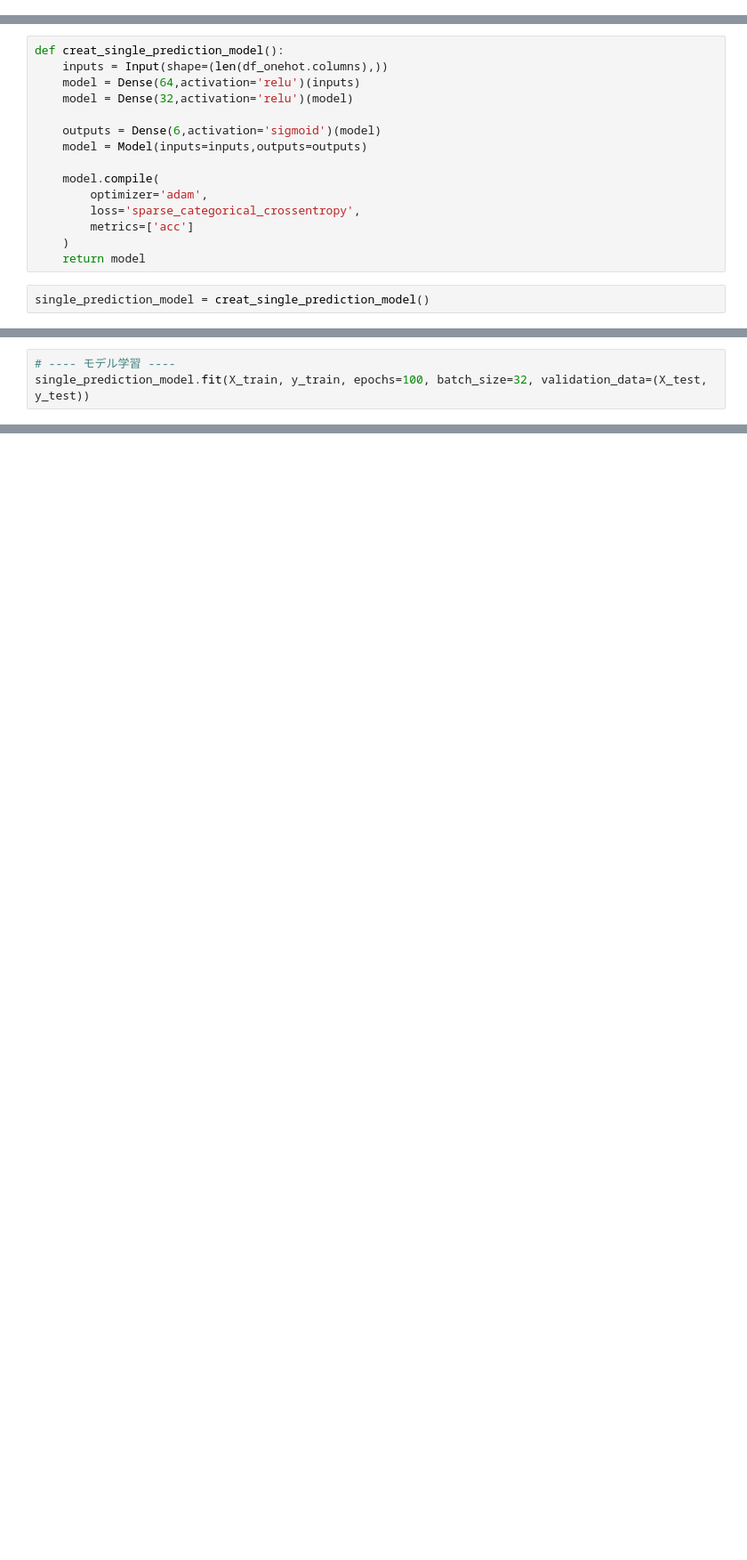
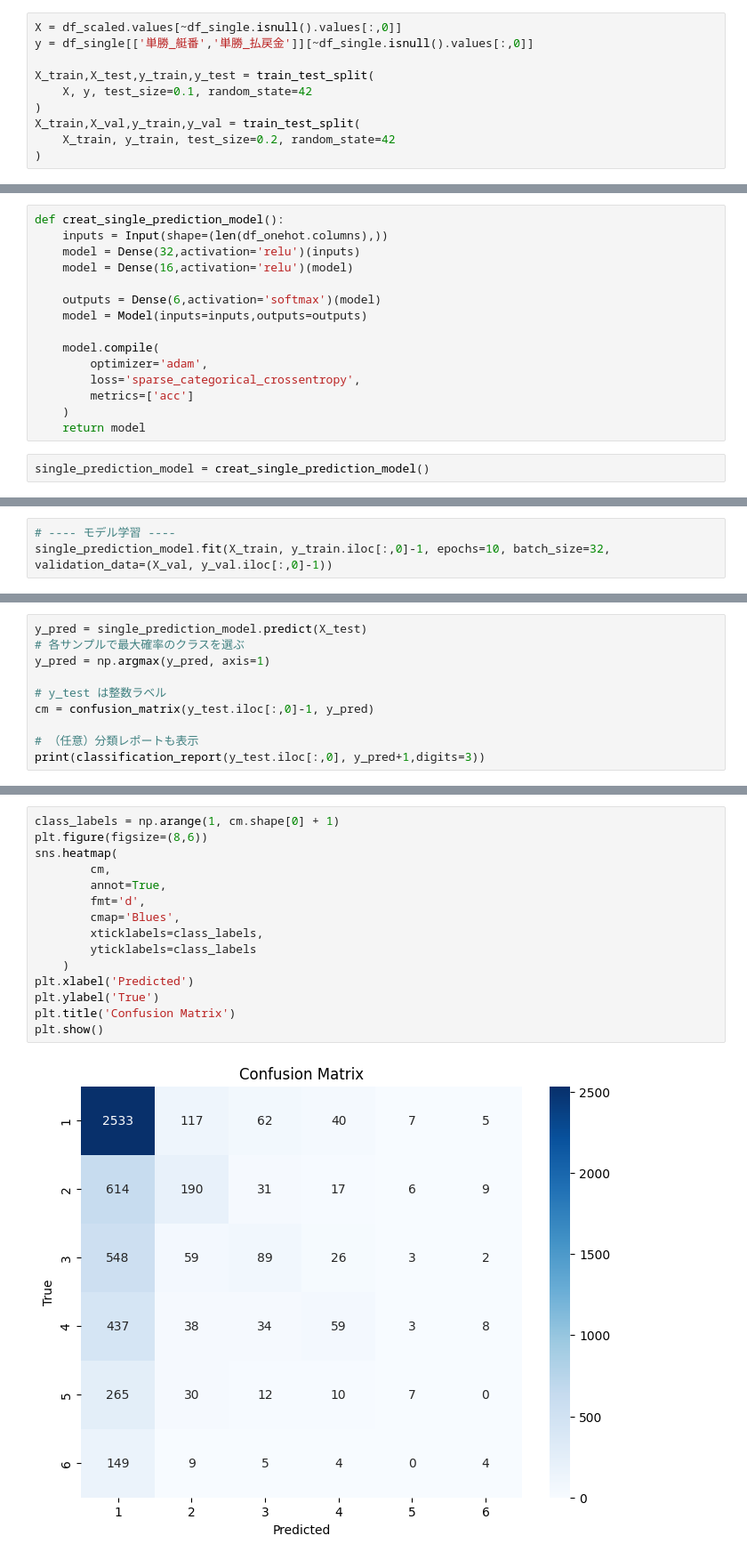
Before and after one commit to okuda-ry/python_samples, a Jupyter notebook: AiBoateraCe/dataframe.ipynb, the cells around one changed output, grey strips where cells are left out. Shown at 89% size. Saved outputs shown, nothing was run; the diff lists cells and outputs as text; blank space fills up the shorter version.

```diff
--- a/AiBoateraCe/dataframe.ipynb
+++ b/AiBoateraCe/dataframe.ipynb
@@ -71,0 +104,10 @@ df_single = df[['単勝_艇番','単勝_払戻金']].astype(float)
+# %%
+X = df_scaled.values[~df_single.isnull().values[:,0]]
+y = df_single[['単勝_艇番','単勝_払戻金']][~df_single.isnull().values[:,0]]
+
+X_train,X_test,y_train,y_test = train_test_split(
+    X, y, test_size=0.1, random_state=42
+)
+X_train,X_val,y_train,y_val = train_test_split(
+    X_train, y_train, test_size=0.2, random_state=42
+)
@@ -72,10 +116,10 @@ df_single = df[['単勝_艇番','単勝_払戻金']].astype(float)
 # %%
 def creat_single_prediction_model():
     inputs = Input(shape=(len(df_onehot.columns),))
-    model = Dense(64,activation='relu')(inputs)
-    model = Dense(32,activation='relu')(model)
+    model = Dense(32,activation='relu')(inputs)
+    model = Dense(16,activation='relu')(model)
 
-    outputs = Dense(6,activation='sigmoid')(model)
+    outputs = Dense(6,activation='softmax')(model)
     model = Model(inputs=inputs,outputs=outputs)
 
     model.compile(
@@ -96,4 +133,4 @@ X_train,X_test,y_train,y_test = train_test_split(
 # %%
 # ---- モデル学習 ----
-single_prediction_model.fit(X_train, y_train, epochs=100, batch_size=32, validation_data=(X_test, y_test))
+single_prediction_model.fit(X_train, y_train.iloc[:,0]-1, epochs=10, batch_size=32, validation_data=(X_val, y_val.iloc[:,0]-1))
 # %% [output]
@@ -117 +157,11 @@ Epoch 100/100
 <keras.src.callbacks.history.History at 0x...>
+# %%
+y_pred = single_prediction_model.predict(X_test)
+# 各サンプルで最大確率のクラスを選ぶ
+y_pred = np.argmax(y_pred, axis=1)
+
+# y_test は整数ラベル
+cm = confusion_matrix(y_test.iloc[:,0]-1, y_pred)
+
+# （任意）分類レポートも表示
+print(classification_report(y_test.iloc[:,0], y_pred+1,digits=3))
@@ -117,0 +182,17 @@ Epoch 100/100
+# %%
+class_labels = np.arange(1, cm.shape[0] + 1)
+plt.figure(figsize=(8,6))
+sns.heatmap(
+        cm,
+        annot=True,
+        fmt='d',
+        cmap='Blues',
+        xticklabels=class_labels,
+        yticklabels=class_labels
+    )
+plt.xlabel('Predicted')
+plt.ylabel('True')
+plt.title('Confusion Matrix')
+plt.show()
+# %% [output]
+[figure, added]
```
Also changed, not shown: parts of 47 cells of this notebook, 6 other files.
